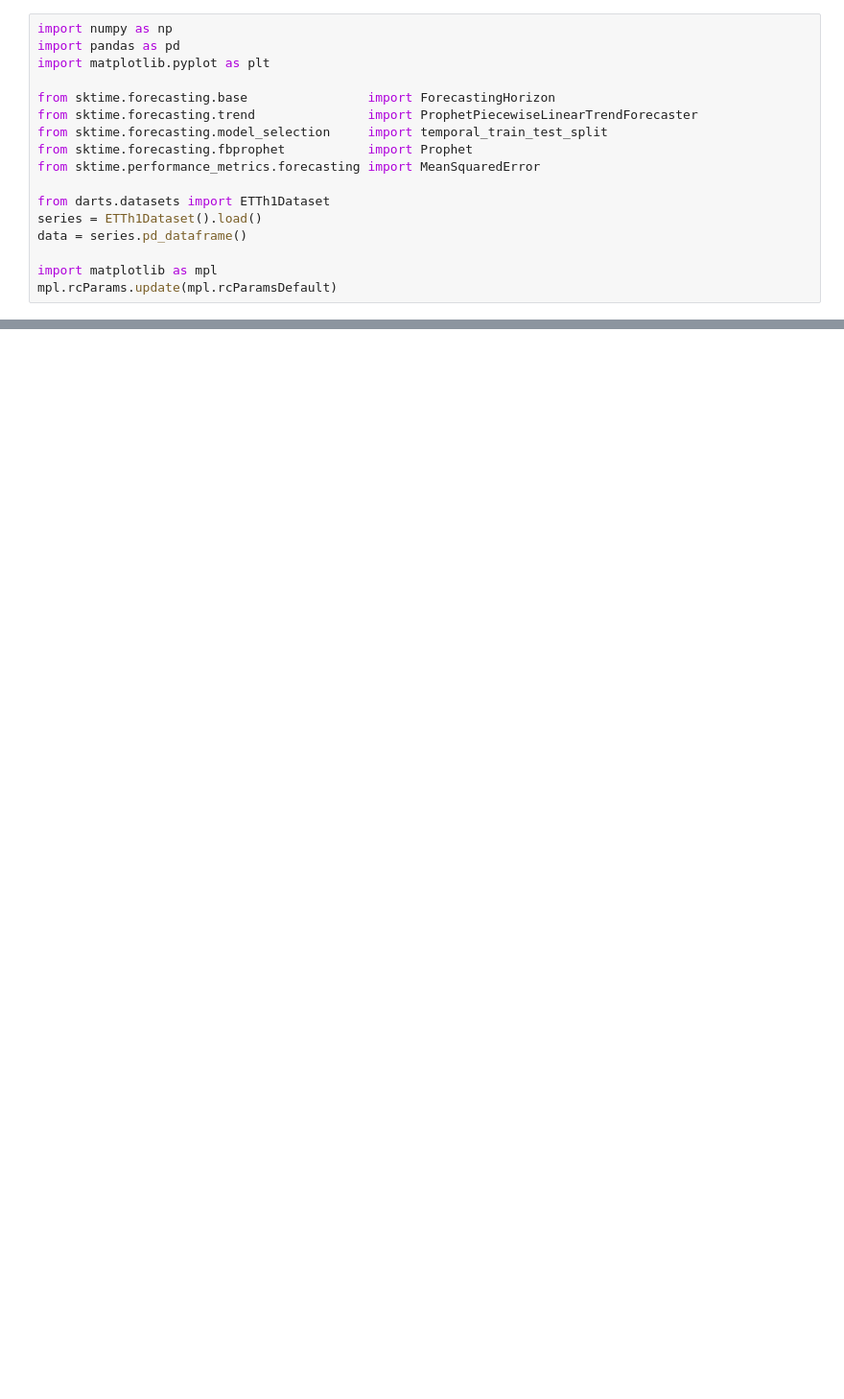
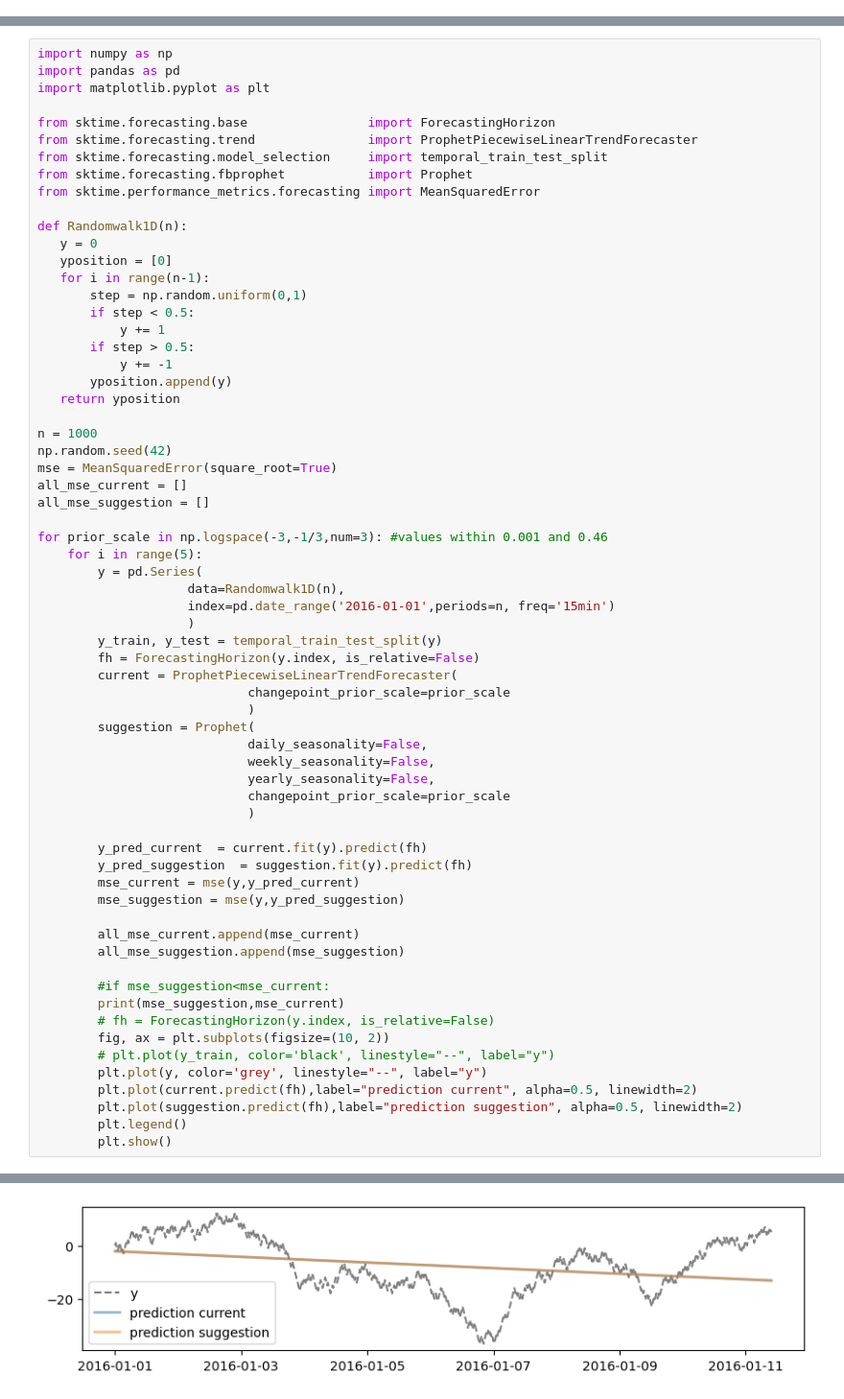
Before and after one commit to sbuse/ts_forecasting, a Jupyter notebook: sktime_tests/working_on_sktime/pcw_on_all_datasets.ipynb, the cells around one changed output, grey strips where cells are left out. Shown at 96% size. Drawn from its saved outputs; the diff is of its cells as text; blank space fills up the shorter version.

Commit message:
comparing current pcw implementation

```diff
--- a/sktime_tests/working_on_sktime/pcw_on_all_datasets.ipynb
+++ b/sktime_tests/working_on_sktime/pcw_on_all_datasets.ipynb
@@ -1,17 +0,0 @@
-# %%
-import numpy as np
-import pandas as pd
-import matplotlib.pyplot as plt
-
-from sktime.forecasting.base                import ForecastingHorizon
-from sktime.forecasting.trend               import ProphetPiecewiseLinearTrendForecaster
-from sktime.forecasting.model_selection     import temporal_train_test_split
-from sktime.forecasting.fbprophet           import Prophet
-from sktime.performance_metrics.forecasting import MeanSquaredError
-
-from darts.datasets import ETTh1Dataset
-series = ETTh1Dataset().load()
-data = series.pd_dataframe()
-
-import matplotlib as mpl
-mpl.rcParams.update(mpl.rcParamsDefault)
@@ -60,0 +1,66 @@ KeyboardInterrupt:
+# %%
+import numpy as np
+import pandas as pd
+import matplotlib.pyplot as plt
+
+from sktime.forecasting.base                import ForecastingHorizon
+from sktime.forecasting.trend               import ProphetPiecewiseLinearTrendForecaster
+from sktime.forecasting.model_selection     import temporal_train_test_split
+from sktime.forecasting.fbprophet           import Prophet
+from sktime.performance_metrics.forecasting import MeanSquaredError
+
+def Randomwalk1D(n):
+   y = 0
+   yposition = [0]
+   for i in range(n-1):
+       step = np.random.uniform(0,1)
+       if step < 0.5:
+           y += 1
+       if step > 0.5:
+           y += -1
+       yposition.append(y)
+   return yposition
+
+n = 1000
+np.random.seed(42)
+mse = MeanSquaredError(square_root=True)
+all_mse_current = []
+all_mse_suggestion = []
+
+for prior_scale in np.logspace(-3,-1/3,num=3): #values within 0.001 and 0.46
+    for i in range(5):
+        y = pd.Series(
+                    data=Randomwalk1D(n),
+                    index=pd.date_range('2016-01-01',periods=n, freq='15min')
+                    )
+        y_train, y_test = temporal_train_test_split(y)
+        fh = ForecastingHorizon(y.index, is_relative=False)
+        current = ProphetPiecewiseLinearTrendForecaster(
+                            changepoint_prior_scale=prior_scale
+                            )
+        suggestion = Prophet(
+                            daily_seasonality=False,
+                            weekly_seasonality=False,
+                            yearly_seasonality=False,
+                            changepoint_prior_scale=prior_scale
+                            )
+
+        y_pred_current  = current.fit(y).predict(fh)
+        y_pred_suggestion  = suggestion.fit(y).predict(fh)
+        mse_current = mse(y,y_pred_current)
+        mse_suggestion = mse(y,y_pred_suggestion)
+
+        all_mse_current.append(mse_current)
+        all_mse_suggestion.append(mse_suggestion)
+
+        #if mse_suggestion<mse_current:
+        print(mse_suggestion,mse_current)
+        # fh = ForecastingHorizon(y.index, is_relative=False)
+        fig, ax = plt.subplots(figsize=(10, 2))
+        # plt.plot(y_train, color='black', linestyle="--", label="y")
+        plt.plot(y, color='grey', linestyle="--", label="y")
+        plt.plot(current.predict(fh),label="prediction current", alpha=0.5, linewidth=2)
+        plt.plot(suggestion.predict(fh),label="prediction suggestion", alpha=0.5, linewidth=2)
+        plt.legend()
+        plt.show()
+# %% [output]
@@ -60,0 +80 @@ KeyboardInterrupt:
+[figure, added]
```
Also changed, not shown: parts of 7 cells of this notebook, 2 other files.
